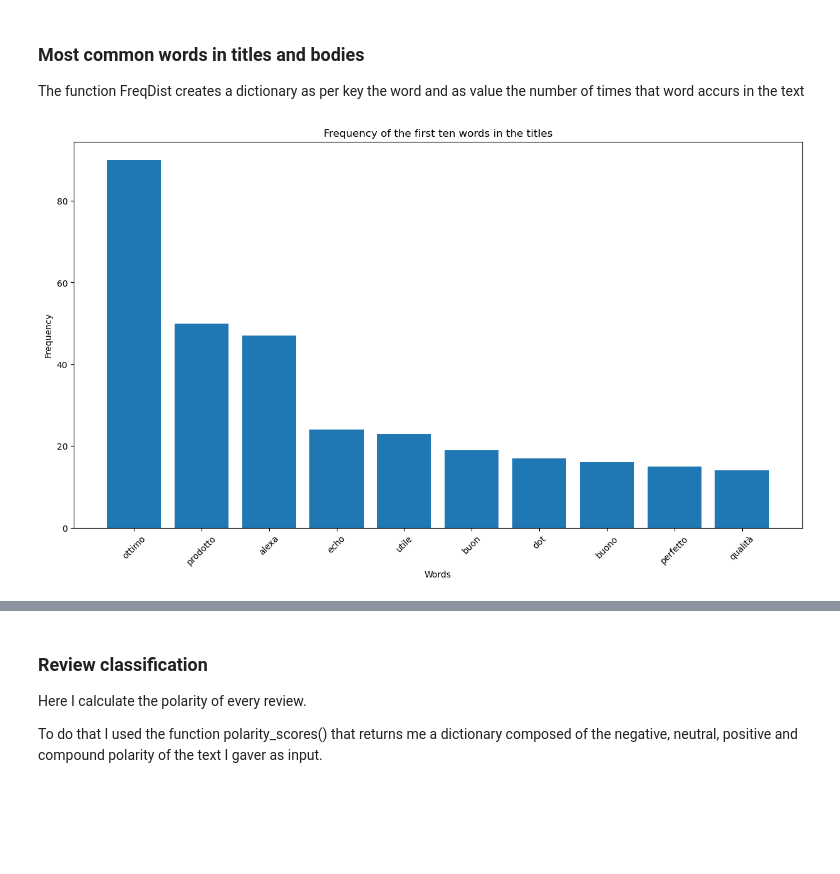
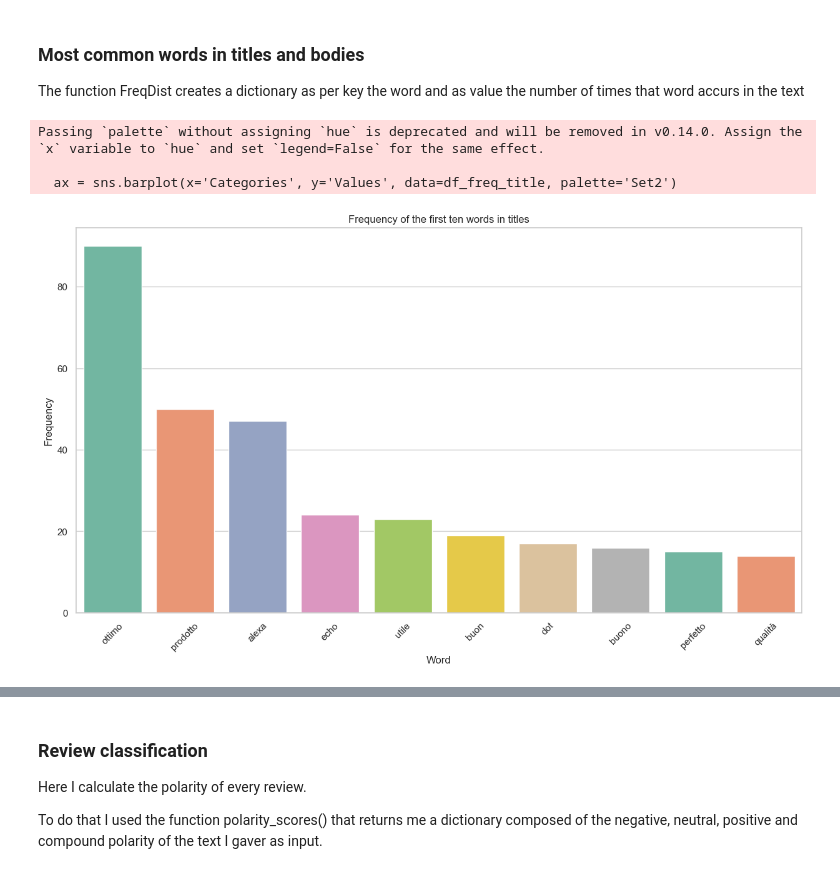
Before and after one commit to riccardo-borgo/Sentiment-Analysis-Amazon, a Jupyter notebook: sentiment_analysis.ipynb, the cells around one changed output, grey strips where cells are left out. Cells and saved outputs as stored; diff of their text form; code cells hidden in the pictures; blank space fills up the shorter version.

```diff
--- a/sentiment_analysis.ipynb
+++ b/sentiment_analysis.ipynb
@@ -11,7 +14,4 @@ from sklearn.feature_extraction.text import TfidfVectorizer
 # %% [markdown]
 ### Reading the dataset from scraping.ipynb
 # %%
-df = pd.read_csv('data.csv')
-df['Title'] = df['Title'].astype(str)
-df['Body'] = df['Body'].astype(str)
-df['Stars'] = df['Stars'].astype(int)
+df = pd.read_csv('data.csv', dtype={'Title':'str', 'Body':'str', 'Stars':'int64'})
@@ -34,16 +43,23 @@ The function FreqDist creates a dictionary as per key the word and as value the
 fd_title = nltk.FreqDist(words_title_clear)
 
 sorted_fd_title = dict(sorted(fd_title.items(), key=lambda item: item[1], reverse=True)) # sorting the dictionary based on the key (number of occurences per word)
-# %%
-plt.figure(figsize=(15,8))
-plt.xlabel('Words')
-plt.ylabel('Frequency')
-plt.xticks(rotation=45)
-plt.title('Frequency of the first ten words in the titles')
-plt.bar(list(sorted_fd_title.keys())[:10], list(sorted_fd_title.values())[:10])
-plt.show()
-# %% [output]
-[figure, removed]
+# %%
+df_freq_title = pd.DataFrame(list(sorted_fd_title.items())[:10], columns=['Categories', 'Values'])
+
+sns.set(style="whitegrid")
+
+plt.figure(figsize=(15, 8))
+ax = sns.barplot(x='Categories', y='Values', data=df_freq_title, palette='Set2')
+
+ax.set(xlabel='Word', ylabel='Frequency', title='Frequency of the first ten words in titles')
+plt.xticks(rotation=45)
+
+plt.show()
+# %% [output]
+Passing `palette` without assigning `hue` is deprecated and will be removed in v0.14.0. Assign the `x` variable to `hue` and set `legend=False` for the same effect.
+
+  ax = sns.barplot(x='Categories', y='Values', data=df_freq_title, palette='Set2')
+[figure, added]
 # %%
 list_body = df['Body'].to_list()
 list_body = [str(word) for word in list_body]
```
Also changed, not shown: parts of 25 cells of this notebook.
